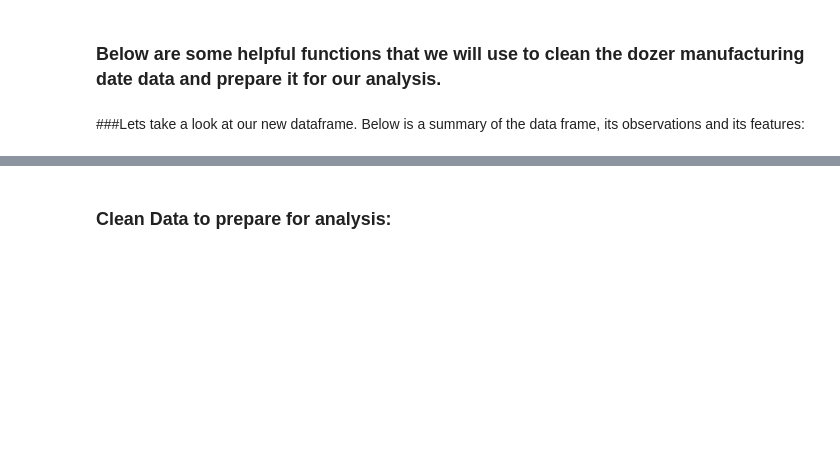
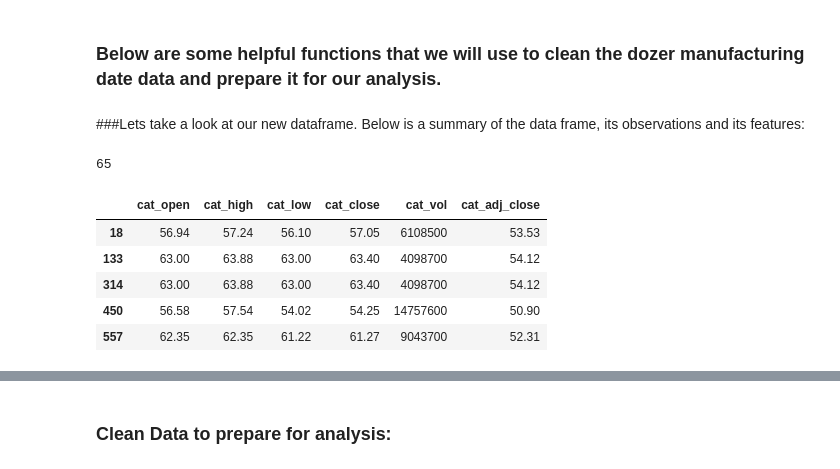
Before and after one commit to agconti/BlueBook, a Jupyter notebook: BlueBook.ipynb, the cells around one changed output, grey strips where cells are left out. Saved outputs shown, nothing was run; the diff lists cells and outputs as text; code cells hidden in the pictures; blank space fills up the shorter version.

```diff
--- a/BlueBook.ipynb
+++ b/BlueBook.ipynb
@@ -117,6 +137,23 @@ def MfgClean(s):
     return s
 # %% [markdown]
 ###Lets take a look at our new dataframe. Below is a summary of the data frame, its observations and its features:
+# %%
+pd.get_option('display.height')
+# %% [output]
+65
+# %%
+pd.set_option('display.max_rows',80)
+pd.set_option('display.max_columns',60)
+pd.set_option('display.height',65)
+# %%
+df.ix[:,0:6].head()
+# %% [output]
+|  | cat_open | cat_high | cat_low | cat_close | cat_vol | cat_adj_close |
+| 18 | 56.94 | 57.24 | 56.10 | 57.05 | 6108500 | 53.53 |
+| 133 | 63.00 | 63.88 | 63.00 | 63.40 | 4098700 | 54.12 |
+| 314 | 63.00 | 63.88 | 63.00 | 63.40 | 4098700 | 54.12 |
+| 450 | 56.58 | 57.54 | 54.02 | 54.25 | 14757600 | 50.90 |
+| 557 | 62.35 | 62.35 | 61.22 | 61.27 | 9043700 | 52.31 |
 # %%
 df
 # %% [output]
```
Also changed, not shown: parts of 11 cells of this notebook.
